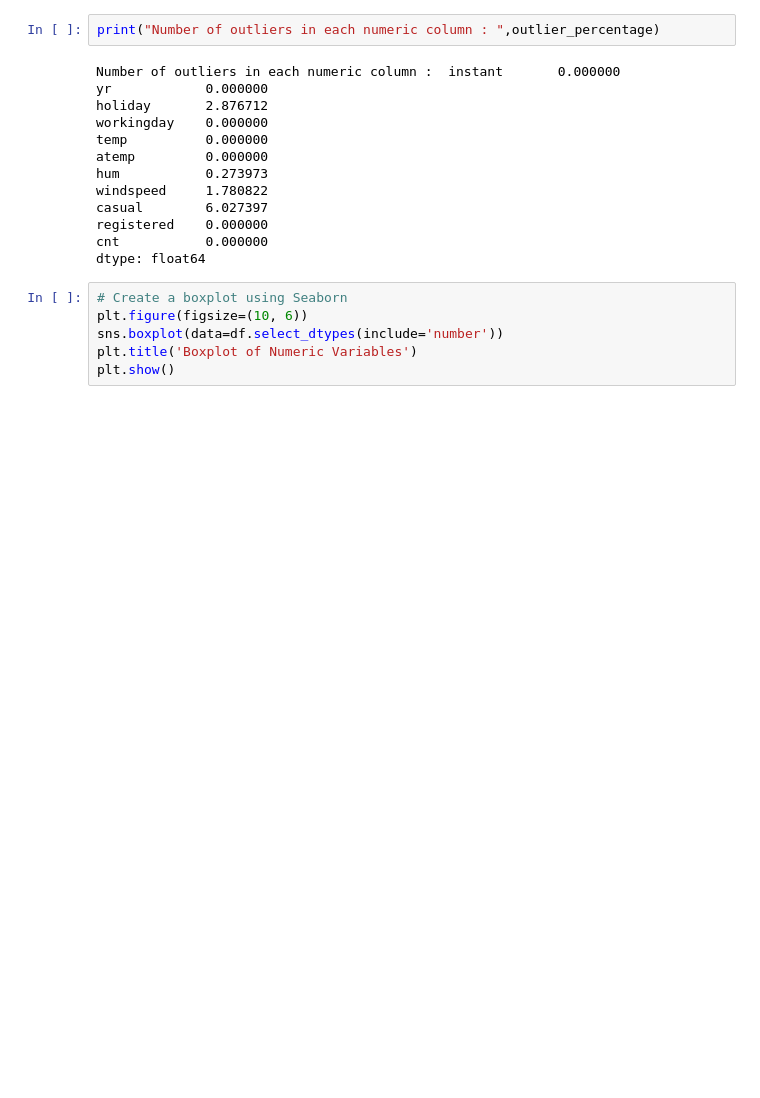
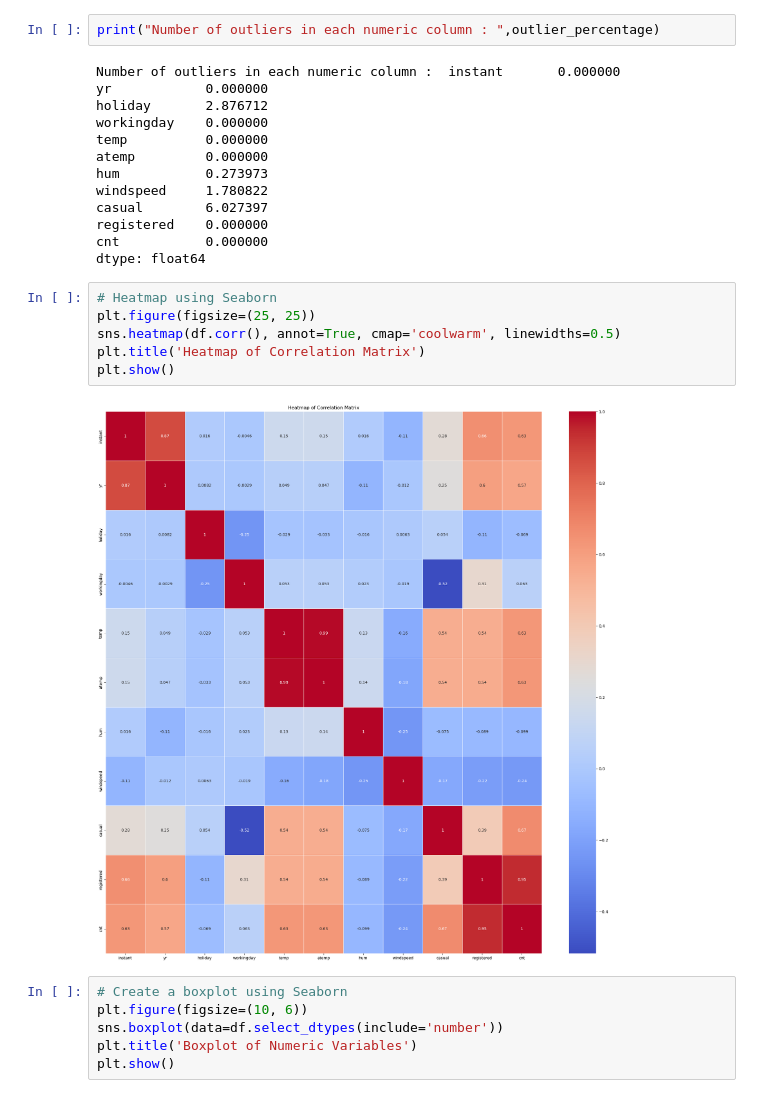
Before and after one commit to BasavarajG26/LinearRegressionAssignment, a Jupyter notebook: Basavaraj.ipynb, the cells around one changed output. Drawn from its saved outputs; the diff is of its cells as text; blank space fills up the shorter version.

```diff
--- a/Basavaraj.ipynb
+++ b/Basavaraj.ipynb
@@ -155,6 +170,14 @@ casual        6.027397
 registered    0.000000
 cnt           0.000000
 dtype: float64
+# %%
+# Heatmap using Seaborn
+plt.figure(figsize=(25, 25))
+sns.heatmap(df.corr(), annot=True, cmap='coolwarm', linewidths=0.5)
+plt.title('Heatmap of Correlation Matrix')
+plt.show()
+# %% [output]
+[figure, added]
 # %%
 # Create a boxplot using Seaborn
 plt.figure(figsize=(10, 6))
```
Also changed, not shown: parts of 17 cells of this notebook.
